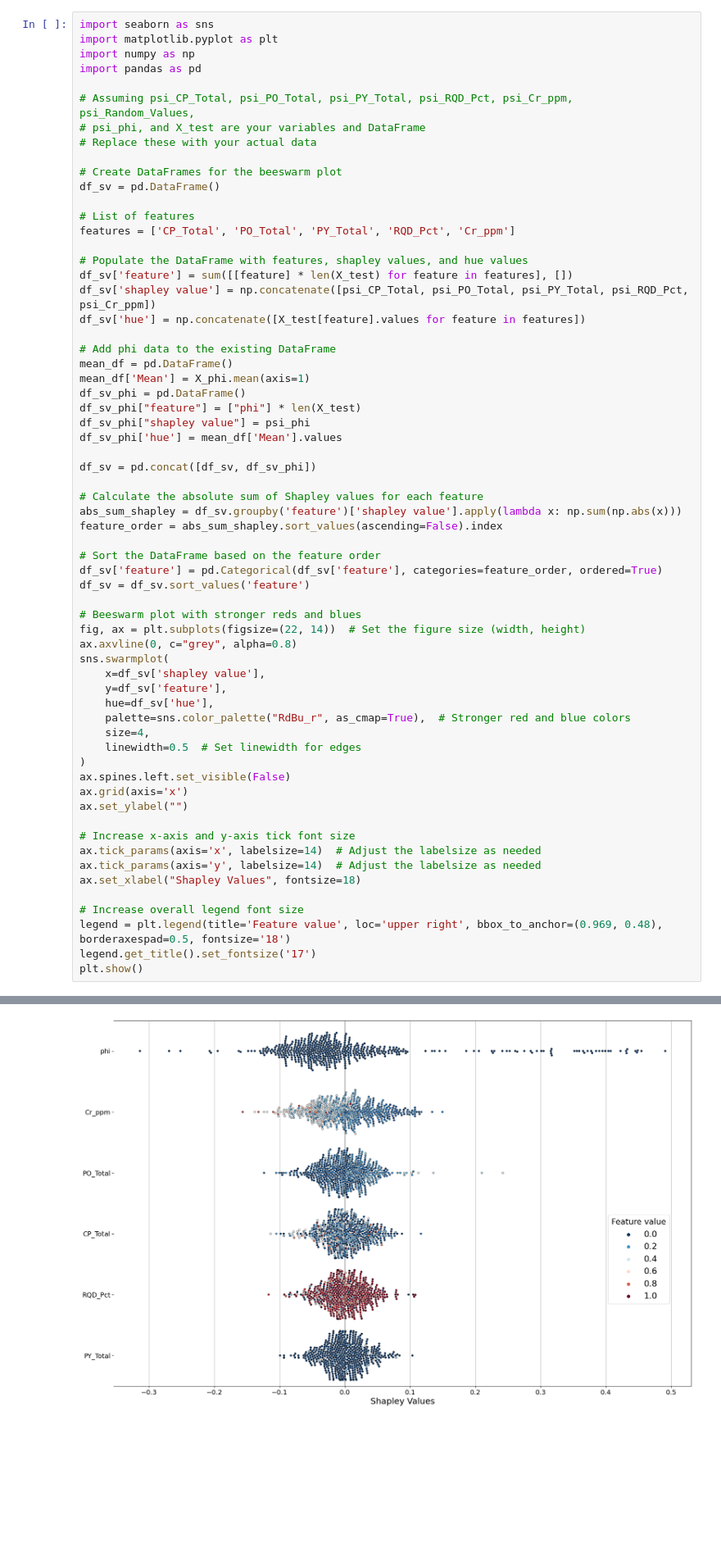
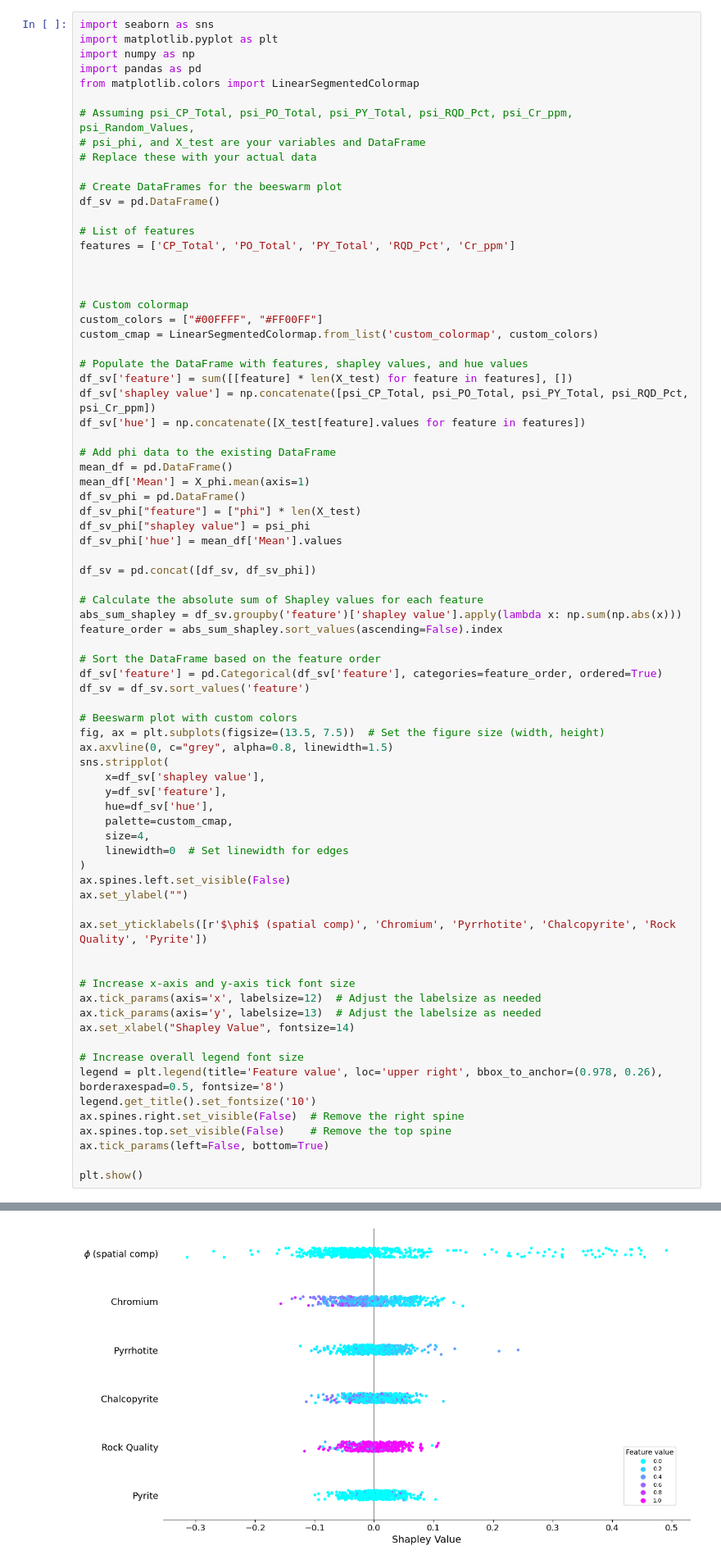
Before and after one commit to Fabian-Leal/PhD-Thesis---Incorporating-Deep-Learning-into-Statistical-Models-for-Spatial-Interpolation, a Jupyter notebook: Paper 3 PhD BNNs for multivariate predictions/DeepKriging/Explanations/Explanations.ipynb, the cells around one changed output, grey strips where cells are left out. Shown at 82% size. Drawn from its saved outputs; the diff is of its cells as text; blank space fills up the shorter version.

```diff
--- a/Paper 3 PhD BNNs for multivariate predictions/DeepKriging/Explanations/Explanations.ipynb
+++ b/Paper 3 PhD BNNs for multivariate predictions/DeepKriging/Explanations/Explanations.ipynb
@@ -566,6 +453,7 @@ import seaborn as sns
 import matplotlib.pyplot as plt
 import numpy as np
 import pandas as pd
+from matplotlib.colors import LinearSegmentedColormap
 
 # Assuming psi_CP_Total, psi_PO_Total, psi_PY_Total, psi_RQD_Pct, psi_Cr_ppm, psi_Random_Values,
 # psi_phi, and X_test are your variables and DataFrame
@@ -576,6 +464,12 @@ df_sv = pd.DataFrame()
 
 # List of features
 features = ['CP_Total', 'PO_Total', 'PY_Total', 'RQD_Pct', 'Cr_ppm']
+
+
+
+# Custom colormap
+custom_colors = ["#00FFFF", "#FF00FF"]
+custom_cmap = LinearSegmentedColormap.from_list('custom_colormap', custom_colors)
 
 # Populate the DataFrame with features, shapley values, and hue values
 df_sv['feature'] = sum([[feature] * len(X_test) for feature in features], [])
@@ -600,28 +494,34 @@ feature_order = abs_sum_shapley.sort_values(ascending=False).index
 df_sv['feature'] = pd.Categorical(df_sv['feature'], categories=feature_order, ordered=True)
 df_sv = df_sv.sort_values('feature')
 
-# Beeswarm plot with stronger reds and blues
-fig, ax = plt.subplots(figsize=(22, 14))  # Set the figure size (width, height)
-ax.axvline(0, c="grey", alpha=0.8)
-sns.swarmplot(
+# Beeswarm plot with custom colors
+fig, ax = plt.subplots(figsize=(13.5, 7.5))  # Set the figure size (width, height)
+ax.axvline(0, c="grey", alpha=0.8, linewidth=1.5)
+sns.stripplot(
     x=df_sv['shapley value'],
     y=df_sv['feature'],
     hue=df_sv['hue'],
-    palette=sns.color_palette("RdBu_r", as_cmap=True),  # Stronger red and blue colors
+    palette=custom_cmap,
     size=4,
-    linewidth=0.5  # Set linewidth for edges
+    linewidth=0  # Set linewidth for edges
 )
 ax.spines.left.set_visible(False)
-ax.grid(axis='x')
 ax.set_ylabel("")
 
+ax.set_yticklabels([r'$\phi$ (spatial comp)', 'Chromium', 'Pyrrhotite', 'Chalcopyrite', 'Rock Quality', 'Pyrite'])
+
+
 # Increase x-axis and y-axis tick font size
-ax.tick_params(axis='x', labelsize=14)  # Adjust the labelsize as needed
-ax.tick_params(axis='y', labelsize=14)  # Adjust the labelsize as needed
-ax.set_xlabel("Shapley Values", fontsize=18)
+ax.tick_params(axis='x', labelsize=12)  # Adjust the labelsize as needed
+ax.tick_params(axis='y', labelsize=13)  # Adjust the labelsize as needed
+ax.set_xlabel("Shapley Value", fontsize=14)
 
 # Increase overall legend font size
-legend = plt.legend(title='Feature value', loc='upper right', bbox_to_anchor=(0.969, 0.48), borderaxespad=0.5, fontsize='18')
-legend.get_title().set_fontsize('17')
+legend = plt.legend(title='Feature value', loc='upper right', bbox_to_anchor=(0.978, 0.26), borderaxespad=0.5, fontsize='8')
+legend.get_title().set_fontsize('10')
+ax.spines.right.set_visible(False)  # Remove the right spine
+ax.spines.top.set_visible(False)    # Remove the top spine
+ax.tick_params(left=False, bottom=True)
+
 plt.show()
 # %% [output]
@@ -628 +529 @@ plt.show()
-[figure, old version]
+[figure, new version]
```
Also changed, not shown: parts of 13 cells of this notebook, 7 other files.
